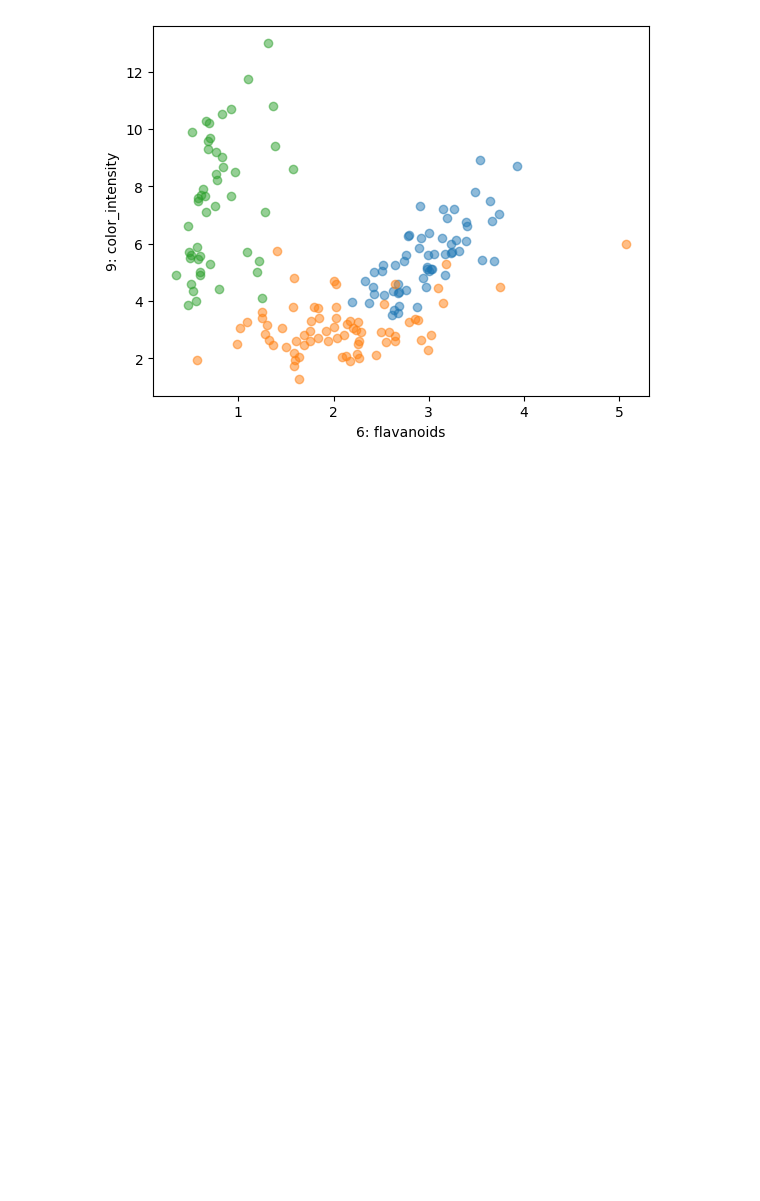
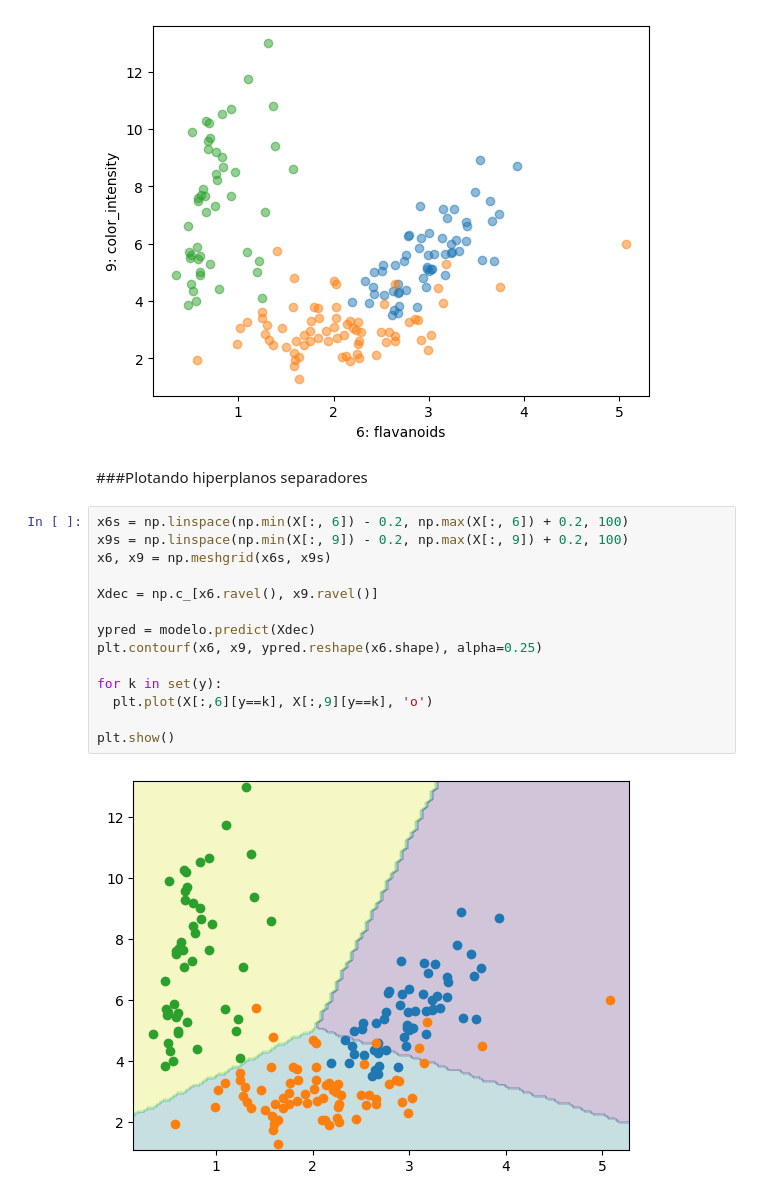
Before and after one commit to nildodnjunior/mestrado_comp_ifes_ml, a Jupyter notebook: aula3a_multiclasse.ipynb, the cells around one changed output. Saved outputs shown, nothing was run; the diff lists cells and outputs as text; blank space fills up the shorter version.

```diff
--- a/aula3a_multiclasse.ipynb
+++ b/aula3a_multiclasse.ipynb
@@ -142,3 +128,21 @@ for k in set(y):
 plt.show()
 # %% [output]
 [figure]
+# %% [markdown]
+###Plotando hiperplanos separadores
+# %%
+x6s = np.linspace(np.min(X[:, 6]) - 0.2, np.max(X[:, 6]) + 0.2, 100)
+x9s = np.linspace(np.min(X[:, 9]) - 0.2, np.max(X[:, 9]) + 0.2, 100)
+x6, x9 = np.meshgrid(x6s, x9s)
+
+Xdec = np.c_[x6.ravel(), x9.ravel()]
+
+ypred = modelo.predict(Xdec)
+plt.contourf(x6, x9, ypred.reshape(x6.shape), alpha=0.25)
+
+for k in set(y):
+  plt.plot(X[:,6][y==k], X[:,9][y==k], 'o')
+
+plt.show()
+# %% [output]
+[figure, added]
```
Also changed, not shown: parts of 9 cells of this notebook.
